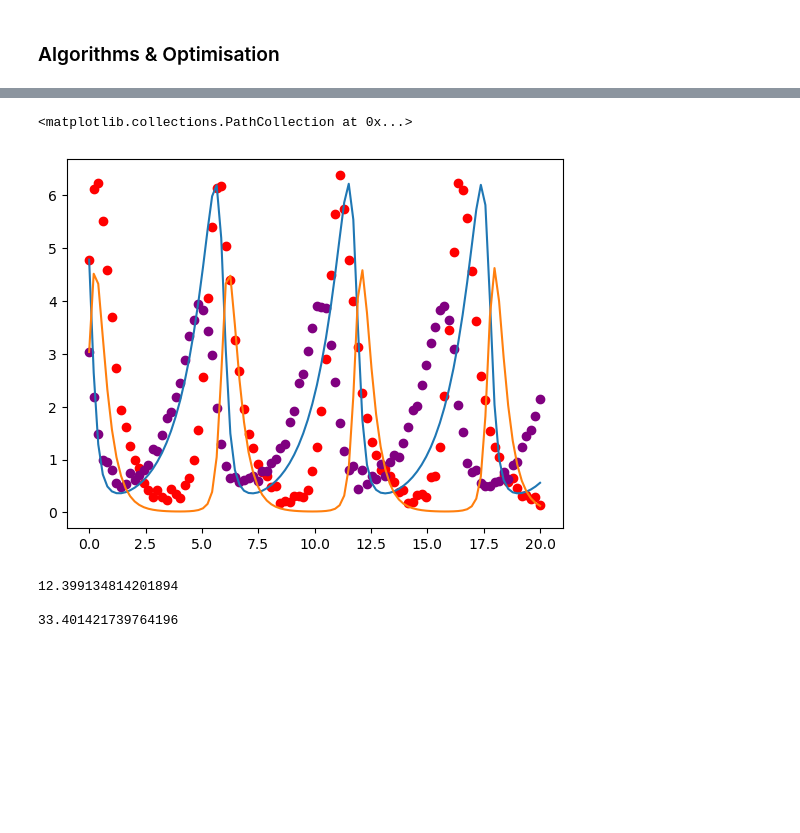
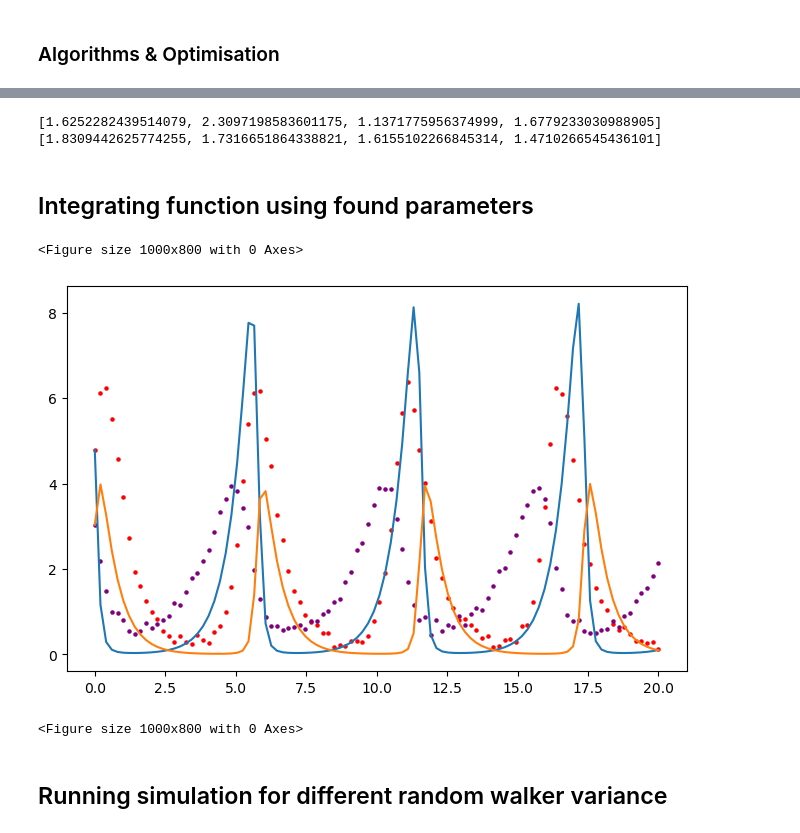
Before and after one commit to alexdupreez1/stochastic_assignment_3, a Jupyter notebook: assignment3.ipynb, the cells around one changed output, grey strips where cells are left out. Cells and saved outputs as stored; diff of their text form; code cells hidden in the pictures; blank space fills up the shorter version.

```diff
--- a/assignment3.ipynb
+++ b/assignment3.ipynb
@@ -186,36 +156,0 @@ print(x_best,scores)
-# %%
-# t, x ,y = data
-initial_conditions = [input_data[0][0], input_data[0][1]]
-t = data[:,0]
-
-
-alpha = 1.5
-beta = 1.5
-delta = 1.3
-gamma = 1.4
-parameters = x_best
-
-# Using MSE
-x = predator_prey_integration(t,initial_conditions,parameters)
-
-plt.plot(t, x[:,0])
-plt.plot(t, x[:,1])
-
-
-plt.scatter(t, data[:,1], color= 'red')
-plt.scatter(t, data[:,2], color= 'purple')
-# %% [output]
-<matplotlib.collections.PathCollection at 0x...>
-[figure, removed]
-# %%
-
-good= data[:,1:3]
-bad = np.zeros_like(good)
-
-print(negative_log_likelihood(x,good))
-print()
-print(negative_log_likelihood(x,bad))
-# %% [output]
-12.399134814201894
-
-33.401421739764196
@@ -221,0 +199,44 @@ print(negative_log_likelihood(x,bad))
+# %%
+input_data = data[:,1:3]
+# t =
+initial_conditions = [input_data[0][0], input_data[0][1]]
+
+alpha = np.random.uniform(0.5, 2)
+beta = np.random.uniform(0.5, 2)
+delta = np.random.uniform(0.5, 2)
+gamma = np.random.uniform(0.5, 2)
+parameters = [alpha, beta, delta, gamma]
+
+# Using MSEx
+x_best, scores = hill_climbing(input_data, data[:,0], input_data[0], parameters, MAE, max_iterations=100, variance=1 )
+print(x_best,scores)
+# %% [output]
+[1.6252282439514079, 2.3097198583601175, 1.1371775956374999, 1.6779233030988905] [1.8309442625774255, 1.7316651864338821, 1.6155102266845314, 1.4710266545436101]
+# %% [markdown]
+## Integrating function using found parameters
+# %%
+# t, x ,y = data
+initial_conditions = [input_data[0][0], input_data[0][1]]
+t = data[:,0]
+
+parameters = x_best
+
+# Using MSE
+x = predator_prey_integration(t,initial_conditions,parameters)
+
+# Increase the figure size
+plt.figure(figsize=(8, 5))
+
+plt.plot(t, x[:,0])
+plt.plot(t, x[:,1])
+
+plt.scatter(t, data[:,1], color= 'red', s =5)
+plt.scatter(t, data[:,2], color= 'purple', s=5)
+
+plt.figure(figsize=(10, 8))
+# %% [output]
+<Figure size 1000x800 with 0 Axes>
+[figure, added]
+<Figure size 1000x800 with 0 Axes>
+# %% [markdown]
+## Running simulation for different random walker variance
```
Also changed, not shown: parts of 16 cells of this notebook.
